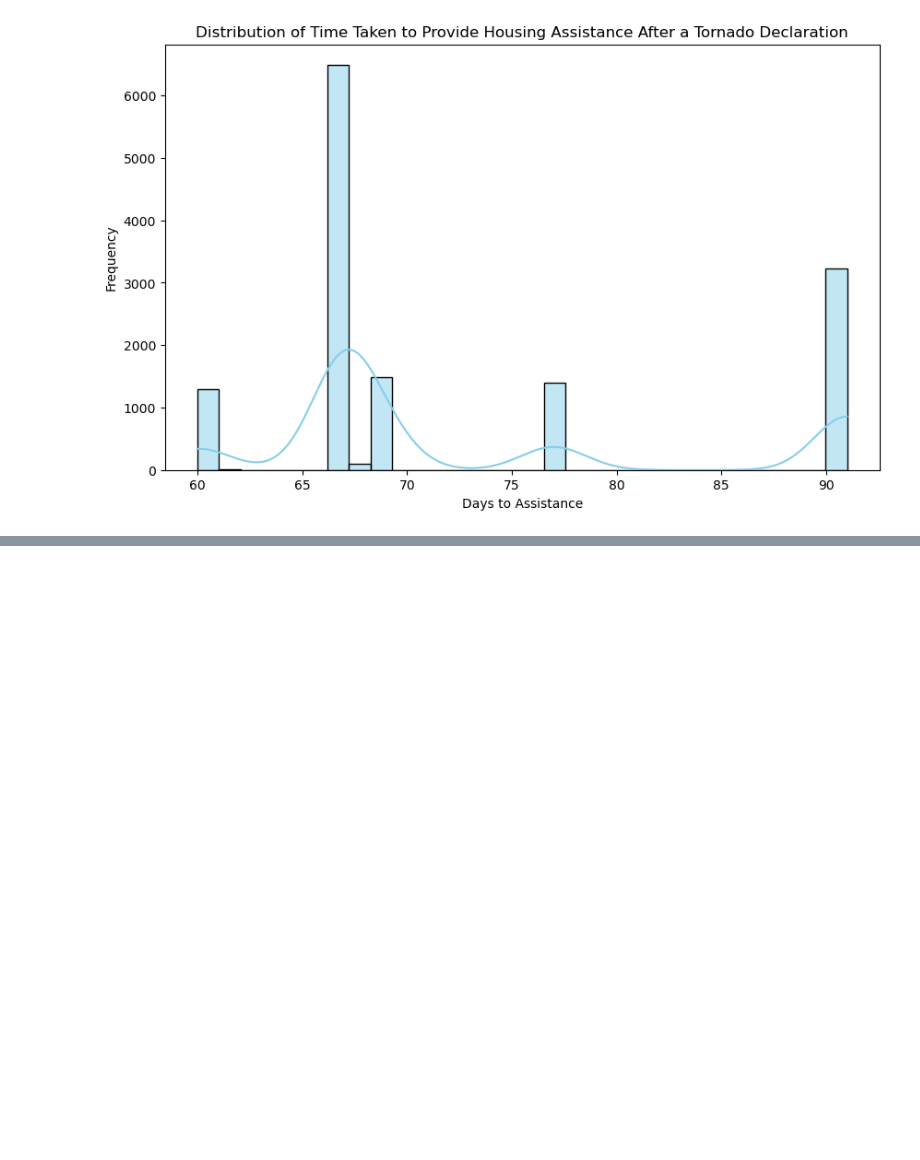
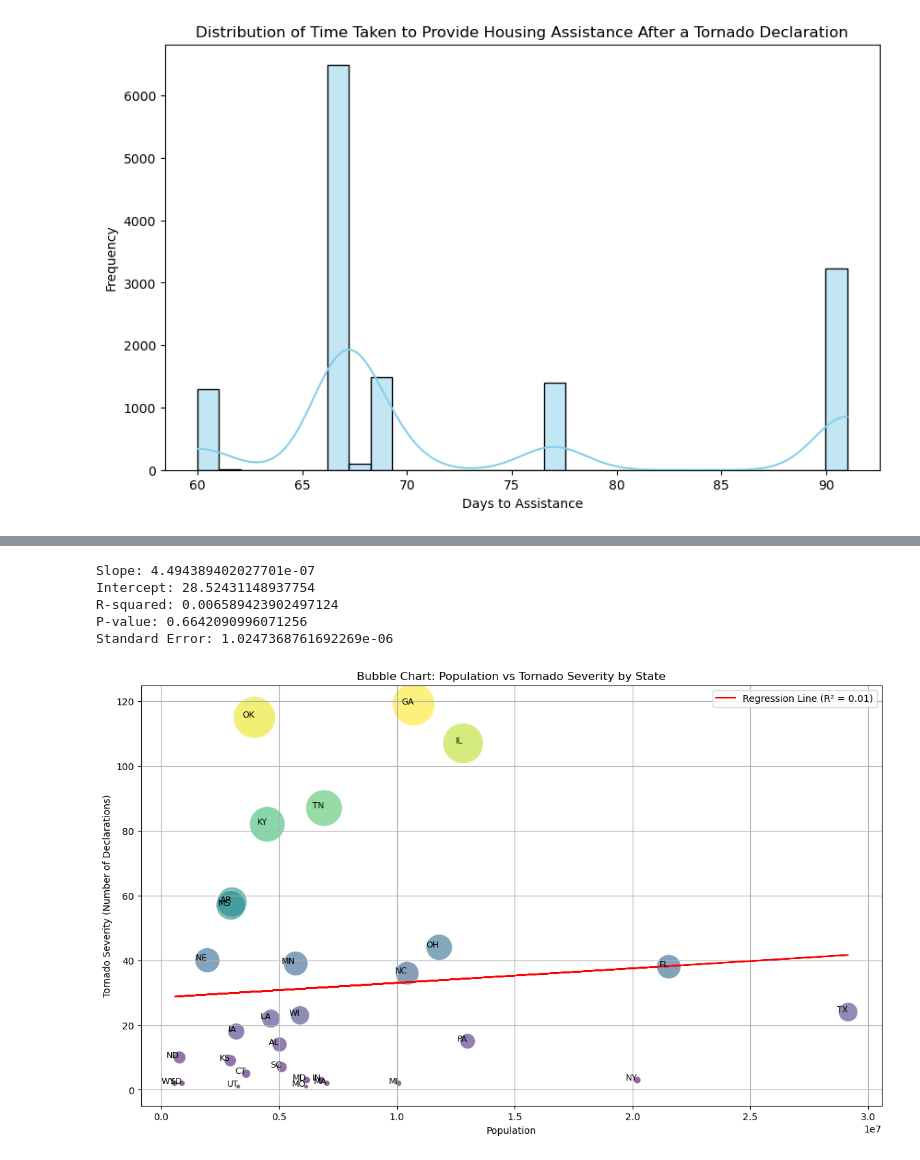
Before and after one commit to DavidnBui/DataStormers, a Jupyter notebook: visualization2.ipynb, the cells around one changed output, grey strips where cells are left out. Cells and saved outputs as stored; diff of their text form; code cells hidden in the pictures; blank space fills up the shorter version.

```diff
--- a/visualization2.ipynb
+++ b/visualization2.ipynb
@@ -406,0 +543,45 @@ plt.show()
+# %%
+import scipy.stats as stats
+
+# Calculate the linear regression
+slope, intercept, r_value, p_value, std_err = stats.linregress(merged_data['population'], merged_data['tornado_severity_count'])
+
+# Print the regression results
+print(f"Slope: {slope}")
+print(f"Intercept: {intercept}")
+print(f"R-squared: {r_value**2}")
+print(f"P-value: {p_value}")
+print(f"Standard Error: {std_err}")
+
+# Optionally, plot the regression line on the scatter plot (as shown earlier)
+plt.figure(figsize=(14, 8))
+
+# Plotting the bubbles
+sns.scatterplot(x='population', y='tornado_severity_count',
+                size='tornado_severity_count',
+                sizes=(20, 2000),  # Adjust size scale for better visibility
+                hue='tornado_severity_count',
+                palette='viridis',
+                data=merged_data, alpha=0.6, legend=False)
+
+# Add the regression line
+plt.plot(merged_data['population'], intercept + slope * merged_data['population'], color='red', label=f'Regression Line (R² = {r_value**2:.2f})')
+
+# Annotate each point with the state abbreviation
+for i in range(merged_data.shape[0]):
+    plt.text(merged_data['population'].iloc[i], merged_data['tornado_severity_count'].iloc[i],
+             merged_data['state_abbrev'].iloc[i], fontsize=9, ha='right')
+
+plt.xlabel('Population')
+plt.ylabel('Tornado Severity (Number of Declarations)')
+plt.title('Bubble Chart: Population vs Tornado Severity by State')
+plt.grid(True)
+plt.legend()
+plt.show()
+# %% [output]
+Slope: 4.494389402027701e-07
+Intercept: 28.52431148937754
+R-squared: 0.006589423902497124
+P-value: 0.6642090996071256
+Standard Error: 1.0247368761692269e-06
+[figure, added]
```
Also changed, not shown: parts of 9 cells of this notebook.
